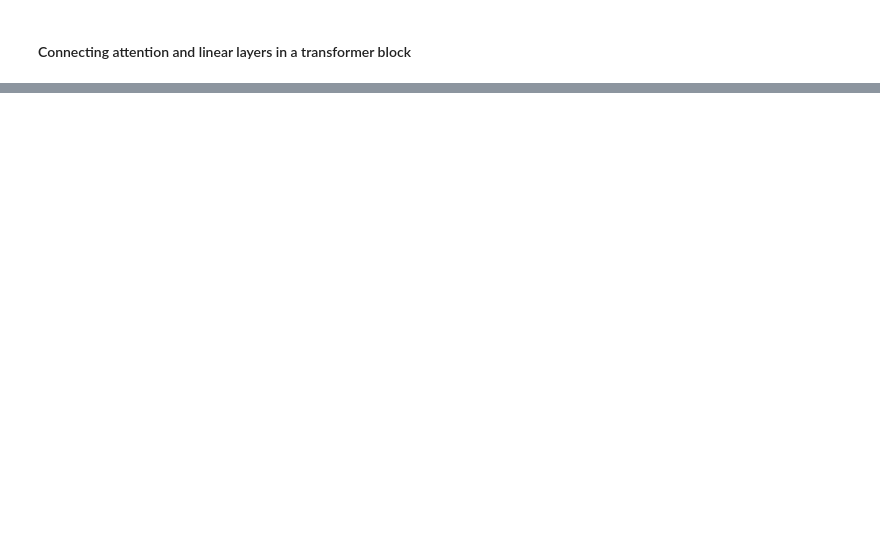
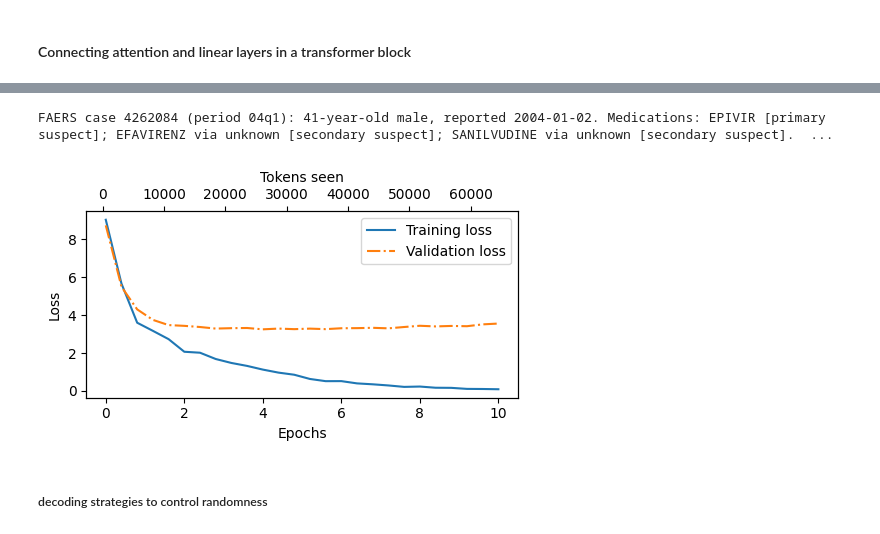
Before and after one commit to jtviegas/sandbox-agentic, a Jupyter notebook: notebooks/explore_llms.ipynb, the cells around one changed output, grey strips where cells are left out. Drawn from its saved outputs; the diff is of its cells as text; code cells hidden in the pictures; blank space fills up the shorter version.

```diff
--- a/notebooks/explore_llms.ipynb
+++ b/notebooks/explore_llms.ipynb
@@ -1039,0 +1472,7 @@ layers.4.0.weight has gradient mean of 1.3258540630340576
+# %%
+def calc_loss_batch(input_batch, target_batch, model, device):
+    input_batch = input_batch.to(device)  # 1
+    target_batch = target_batch.to(device)
+    logits = model(input_batch)
+    loss = torch.nn.functional.cross_entropy(logits.flatten(0, 1), target_batch.flatten())
+    return loss
@@ -1039,0 +1501,11 @@ layers.4.0.weight has gradient mean of 1.3258540630340576
+# %%
+device = torch.device("cuda" if torch.cuda.is_available() else "cpu")
+model.to(device)  # 1
+with torch.no_grad():  # 2
+    train_loss = calc_loss_loader(train_loader, model, device)  # 3
+    val_loss = calc_loss_loader(val_loader, model, device)
+print("Training loss:", train_loss)
+print("Validation loss:", val_loss)
+# 1 If you have a machine with a CUDA-supported GPU, the LLM will train on the GPU without making any changes to the code.
+# 2 Disables gradient tracking for efficiency because we are not training yet
+# 3 Via the “device” setting, we ensure the data is loaded onto the same device as the LLM model.
@@ -1039,0 +1620,4 @@ layers.4.0.weight has gradient mean of 1.3258540630340576
+# %%
+print(text_data)
+# %% [output]
+FAERS case 4262084 (period 04q1): 41-year-old male, reported 2004-01-02. Medications: EPIVIR [primary suspect]; EFAVIRENZ via unknown [secondary suspect]; SANILVUDINE via unknown [secondary suspect].  ...
@@ -1039,0 +1627,28 @@ layers.4.0.weight has gradient mean of 1.3258540630340576
+# %%
+import matplotlib.pyplot as plt
+from matplotlib.ticker import MaxNLocator
+
+
+def plot_losses(epochs_seen, tokens_seen, train_losses, val_losses):
+    fig, ax1 = plt.subplots(figsize=(5, 3))
+    ax1.plot(epochs_seen, train_losses, label="Training loss")
+    ax1.plot(epochs_seen, val_losses, linestyle="-.", label="Validation loss")
+    ax1.set_xlabel("Epochs")
+    ax1.set_ylabel("Loss")
+    ax1.legend(loc="upper right")
+    ax1.xaxis.set_major_locator(MaxNLocator(integer=True))
+    ax2 = ax1.twiny()  # 1
+    ax2.plot(tokens_seen, train_losses, alpha=0)  # 2
+    ax2.set_xlabel("Tokens seen")
+    fig.tight_layout()
+    plt.show()
+
+
+epochs_tensor = torch.linspace(0, num_epochs, len(train_losses))
+plot_losses(epochs_tensor, tokens_seen, train_losses, val_losses)
+# 1 Creates a second x-axis that shares the same y-axis
+# 2 Invisible plot for aligning ticks
+# %% [output]
+[figure, added]
+# %% [markdown]
+##### decoding strategies to control randomness
```
Also changed, not shown: parts of 77 cells of this notebook, 1 other file.
